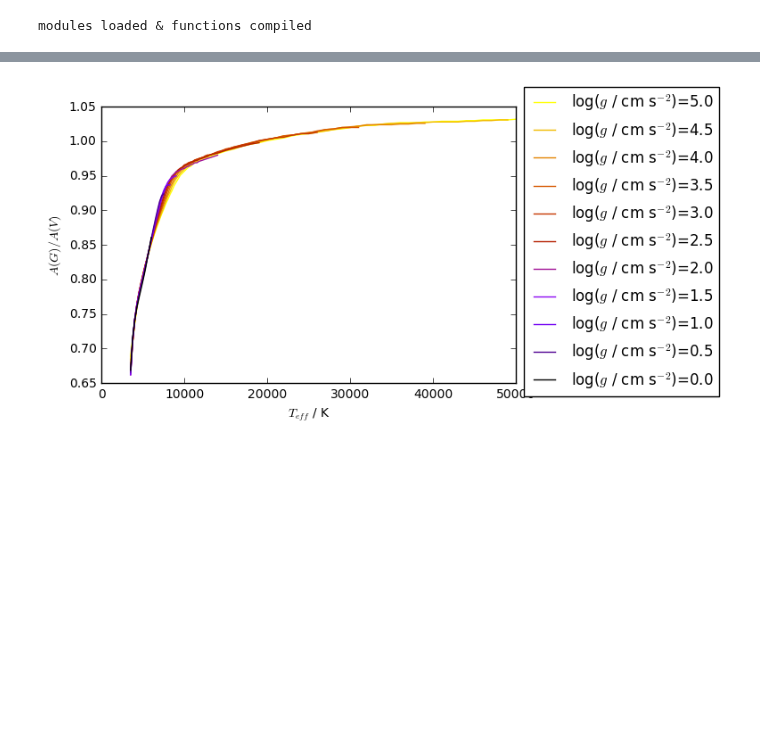
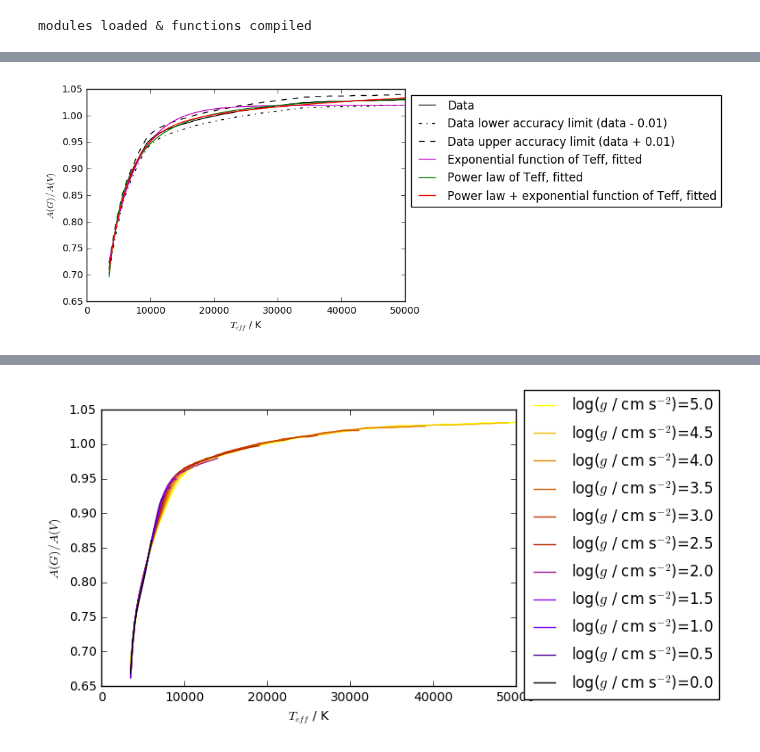
Before and after one commit to AlexlwAstro/phd_work, a Jupyter notebook: gaia_spectra_plots.ipynb, the cells around one changed output, grey strips where cells are left out. Drawn from its saved outputs; the diff is of its cells as text; code cells hidden in the pictures; blank space fills up the shorter version.

```diff
--- a/gaia_spectra_plots.ipynb
+++ b/gaia_spectra_plots.ipynb
@@ -293,0 +298,91 @@ variable data arrays organized
+# %%
+# try a function to reduce oppportunities for error for stuff below
+# during curve fitting - tests, plots & writes out figure, writes out results of covariance matrix analysis
+
+# filter string names
+filter_str = ['G','Gbp','Grp']
+# curve fitting coefficients' bounds
+exp_bounds = ([-100., -1. ,-5.], [0., 1., 5.])
+pow_bounds = ([-1.0e+08, -5., -3.], [1., 1., 4.])
+spp_bounds = ([-100., -1., -4., -5.], [1., 1., 2., 1.])
+
+def filter_curve_plot_write(key,metal,exp_bounds,pow_bounds,spp_bounds):
+    if (metal == 'solar'):
+        A_X_chosen = A_X_zs_gfix[key]
+    elif (metal == 'sol_100'):
+        A_X_chosen = A_X_z2_gfix[key]
+    else:
+        print 'Error! Incorrect metallicity input'
+        A_X_chosen = []
+    # Iteration for changes BETWEEN filters !!!
+    # i.e., should produce 3 versions of each output each time the function is called
+    for i in range(2,5):
+        # empty directory string - avoid potential concatonation
+        plot_dir_str_i = None
+        data_dir_str_i = None
+        # curve-fitting commands
+        exp_fit_A_G5zs, covarr_A_G5zs_ef = curve_fit(exp_func,A_X_chosen[:,0],A_X_chosen[:,i], p0=None, sigma=None,bounds=exp_bounds)
+        pow_fit_A_G5zs, covarr_A_G5zs_pow = curve_fit(single_poly,A_X_chosen[:,0],A_X_chosen[:,i], p0=None, sigma=None,bounds=pow_bounds)
+        spp_exp_fit_A_G5zs, covarr_A_G5zs_spp = curve_fit(single_poly_plus_exp_func,A_X_chosen[:,0],A_X_chosen[:,i], p0=None, sigma=None,bounds=spp_bounds)
+
+        # print fitting results
+        print 'Exponential fit coefficients: '
+        print exp_fit_A_G5zs
+        print 'Covariance matrix: '
+        print covarr_A_G5zs_ef
+
+        print 'Teff^(n) fit coefficients: '
+        print pow_fit_A_G5zs
+        print 'Covariance matrix: '
+        print covarr_A_G5zs_pow
+
+        print 'Teff^(n) + exponential fit coefficients: '
+        print spp_exp_fit_A_G5zs
+        print 'Covariance matrix: '
+        print covarr_A_G5zs_spp
+
+        # Construct directories, files to save plots,data - i.e. construct strings
+        # String format should be: 'gaia_spectra/gaia_graphs/AGrp_logg=5.0_Teff_fit_plot.pdf' (example case)
+        plot_dir_str_i = 'gaia_spectra/gaia_graphs/A' + filter_str[i-2] + '_logg=' + key + '_' + metal + '_Teff_fit_plot.pdf'
+        data_dir_str_i = 'gaia_spectra/Teff_A' + filter_str[i-2] + '_gen_fit_logg=' + key + '_' + metal + '_numbers.txt'
+        # plot commands
+        fig, ax = plt.subplots()
+        ax.set_xlabel(var_names[0])
+        ax.set_ylabel(var_names[i])
+
+        ax.plot(A_X_chosen[:,0],A_X_chosen[:,i],'k',label='Data')
+        ax.plot(A_X_chosen[:,0],(A_X_chosen[:,i] - 0.01),'k',linestyle='-.',label='Data lower accuracy limit (data - 0.01)')
+        ax.plot(A_X_chosen[:,0],(A_X_chosen[:,i] + 0.01),'k',linestyle='--',label='Data upper accuracy limit (data + 0.01)')
+        ax.plot(A_X_chosen[:,0],exp_func(A_X_chosen[:,0],*exp_fit_A_G5zs),'m',label=fit_types[0])
+        ax.plot(A_X_chosen[:,0],single_poly(A_X_chosen[:,0],*pow_fit_A_G5zs),'g',label=fit_types[1])
+        ax.plot(A_X_chosen[:,0],single_poly_plus_exp_func(A_X_chosen[:,0],*spp_exp_fit_A_G5zs),'r',label=fit_types[2])
+
+        #ax.set_xlim(3000,10000)
+        plt.legend(loc='upper left', bbox_to_anchor=(1.0, 1.0))
+        plt.show()
+        fig.savefig(plot_dir_str_i, bbox_inches='tight')
+
+        # data file write commands
+
+        avg_dict = {}
+        with open (data_dir_str_i,'w') as f:
+            print '\n    Writing log(g)=5.0, Z = Zsolar model'
+            general_fit_number_gen_write(f,fit_types[0],exp_fit_A_G5zs, covarr_A_G5zs_ef,filter_str[i-2],float(key),avg_dict)
+            general_fit_number_gen_write(f,fit_types[1],pow_fit_A_G5zs, covarr_A_G5zs_pow,filter_str[i-2],float(key),avg_dict)
+            general_fit_number_gen_write(f,fit_types[2],spp_exp_fit_A_G5zs, covarr_A_G5zs_spp,filter_str[i-2],float(key),avg_dict)
+
+            # write results of comparison of averages
+            sorted_avg = sorted(avg_dict.items(), key=operator.itemgetter(1))
+            f.write('RANKED MEAN FRACTIONAL ERRORS (best to worst) :   ' + '\n')
+            for j in sorted_avg:
+                f.write("{: <40}".format(str(j[0])) + 2*'\t' + str(j[1]) + '\n')
+            f.close()
+        print 'Writing complete for ' + filter_str[i-2] + ' filter'
+    print '\n Writing complete for log(g) = ' + key  + ', Z = ' + metal + ' configuration, END OF FUNCTION WRITING!!!'
+
+# END OF FUNCTION DEFINITION
+
+# call function to general results
+#print float('5.0')
+filter_curve_plot_write('5.0','sol_100',exp_bounds,pow_bounds,spp_bounds)
+# %% [output]
@@ -293,0 +409 @@ variable data arrays organized
+[figure, added]
```
Also changed, not shown: parts of 6 cells of this notebook, 41 other files.
